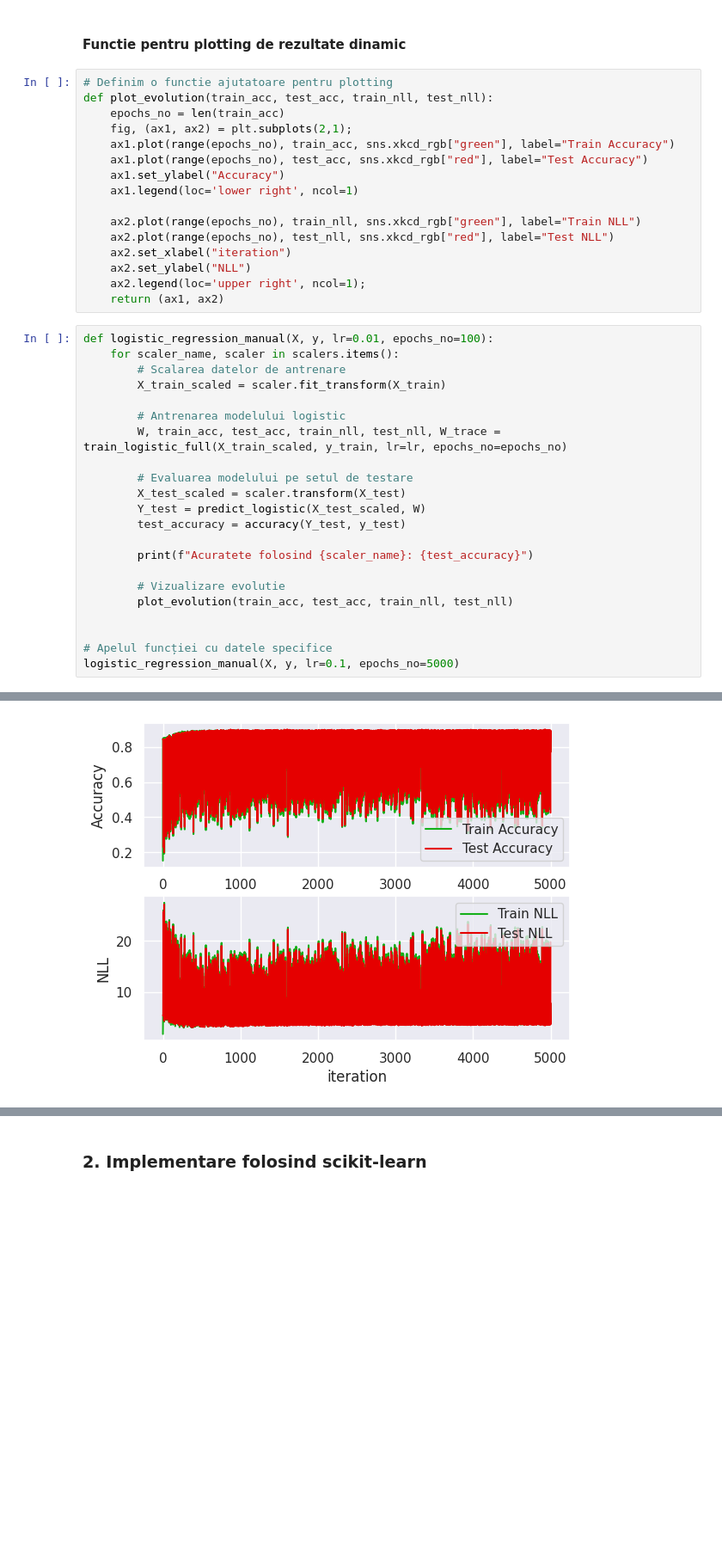
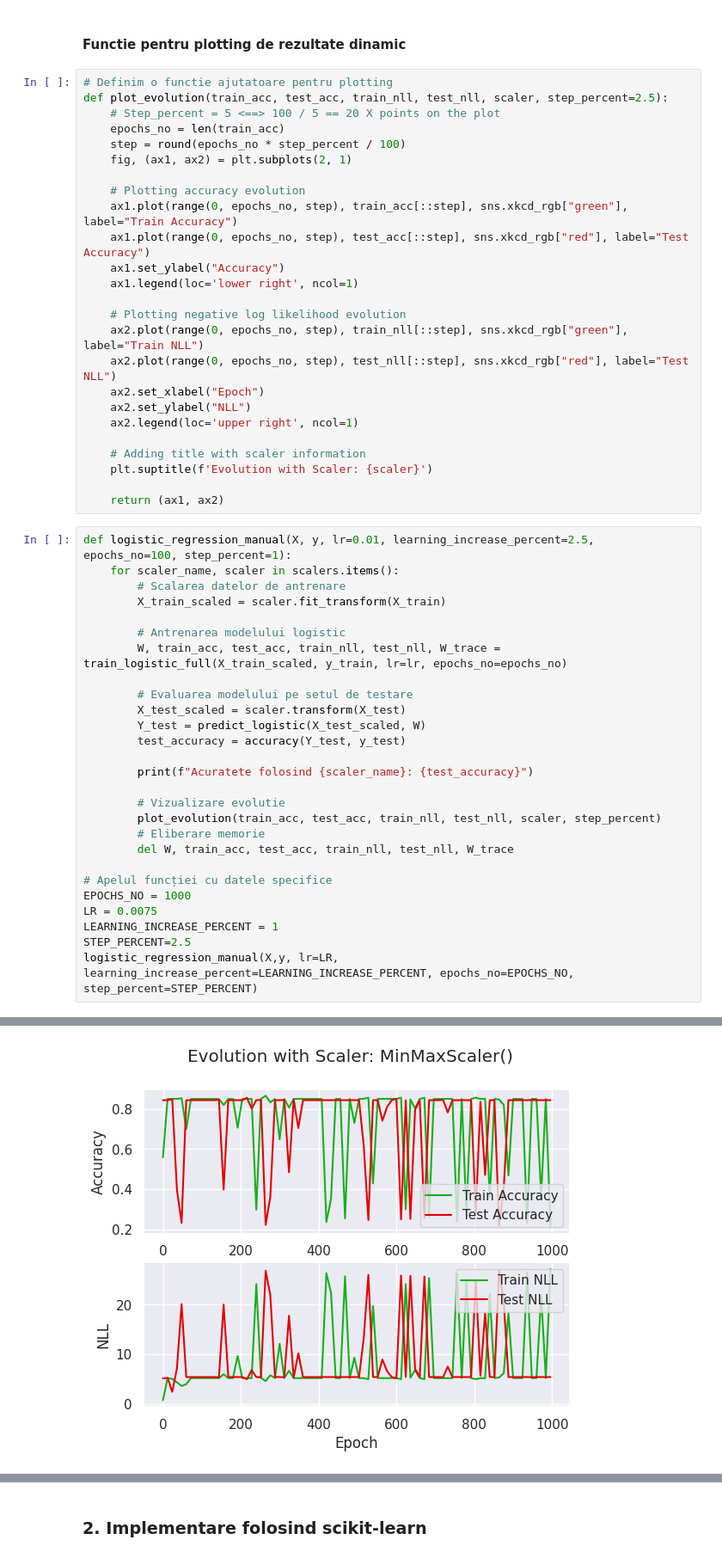
Before and after one commit to StefanFotin23/ML-Prediction-Model, a Jupyter notebook: Tema2-IA.ipynb, the cells around one changed output, grey strips where cells are left out. Shown at 86% size. Cells and saved outputs as stored; diff of their text form; blank space fills up the shorter version.

Commit message:
Manual logistic regression

```diff
--- a/Tema2-IA.ipynb
+++ b/Tema2-IA.ipynb
@@ -288,22 +289,31 @@ scalers = {
 #### Functie pentru plotting de rezultate dinamic
 # %%
 # Definim o functie ajutatoare pentru plotting
-def plot_evolution(train_acc, test_acc, train_nll, test_nll):
+def plot_evolution(train_acc, test_acc, train_nll, test_nll, scaler, step_percent=2.5):
+    # Step_percent = 5 <==> 100 / 5 == 20 X points on the plot
     epochs_no = len(train_acc)
-    fig, (ax1, ax2) = plt.subplots(2,1);
-    ax1.plot(range(epochs_no), train_acc, sns.xkcd_rgb["green"], label="Train Accuracy")
-    ax1.plot(range(epochs_no), test_acc, sns.xkcd_rgb["red"], label="Test Accuracy")
+    step = round(epochs_no * step_percent / 100)
+    fig, (ax1, ax2) = plt.subplots(2, 1)
+
+    # Plotting accuracy evolution
+    ax1.plot(range(0, epochs_no, step), train_acc[::step], sns.xkcd_rgb["green"], label="Train Accuracy")
+    ax1.plot(range(0, epochs_no, step), test_acc[::step], sns.xkcd_rgb["red"], label="Test Accuracy")
     ax1.set_ylabel("Accuracy")
     ax1.legend(loc='lower right', ncol=1)
 
-    ax2.plot(range(epochs_no), train_nll, sns.xkcd_rgb["green"], label="Train NLL")
-    ax2.plot(range(epochs_no), test_nll, sns.xkcd_rgb["red"], label="Test NLL")
-    ax2.set_xlabel("iteration")
+    # Plotting negative log likelihood evolution
+    ax2.plot(range(0, epochs_no, step), train_nll[::step], sns.xkcd_rgb["green"], label="Train NLL")
+    ax2.plot(range(0, epochs_no, step), test_nll[::step], sns.xkcd_rgb["red"], label="Test NLL")
+    ax2.set_xlabel("Epoch")
     ax2.set_ylabel("NLL")
-    ax2.legend(loc='upper right', ncol=1);
+    ax2.legend(loc='upper right', ncol=1)
+
+    # Adding title with scaler information
+    plt.suptitle(f'Evolution with Scaler: {scaler}')
+
     return (ax1, ax2)
 # %%
-def logistic_regression_manual(X, y, lr=0.01, epochs_no=100):
+def logistic_regression_manual(X, y, lr=0.01, learning_increase_percent=2.5, epochs_no=100, step_percent=1):
     for scaler_name, scaler in scalers.items():
         # Scalarea datelor de antrenare
         X_train_scaled = scaler.fit_transform(X_train)
@@ -319,9 +329,14 @@ def logistic_regression_manual(X, y, lr=0.01, epochs_no=100):
         print(f"Acuratete folosind {scaler_name}: {test_accuracy}")
 
         # Vizualizare evolutie
-        plot_evolution(train_acc, test_acc, train_nll, test_nll)
-
+        plot_evolution(train_acc, test_acc, train_nll, test_nll, scaler, step_percent)
+        # Eliberare memorie
+        del W, train_acc, test_acc, train_nll, test_nll, W_trace
 
 # Apelul funcției cu datele specifice
-logistic_regression_manual(X, y, lr=0.1, epochs_no=5000)
+EPOCHS_NO = 1000
+LR = 0.0075
+LEARNING_INCREASE_PERCENT = 1
+STEP_PERCENT=2.5
+logistic_regression_manual(X,y, lr=LR, learning_increase_percent=LEARNING_INCREASE_PERCENT, epochs_no=EPOCHS_NO, step_percent=STEP_PERCENT)
 # %% [output]
@@ -331 +346 @@ Acuratete folosind RobustScaler: 0.6419302514193025
-[figure, old version]
+[figure, new version]
```
Also changed, not shown: parts of 3 cells of this notebook.
